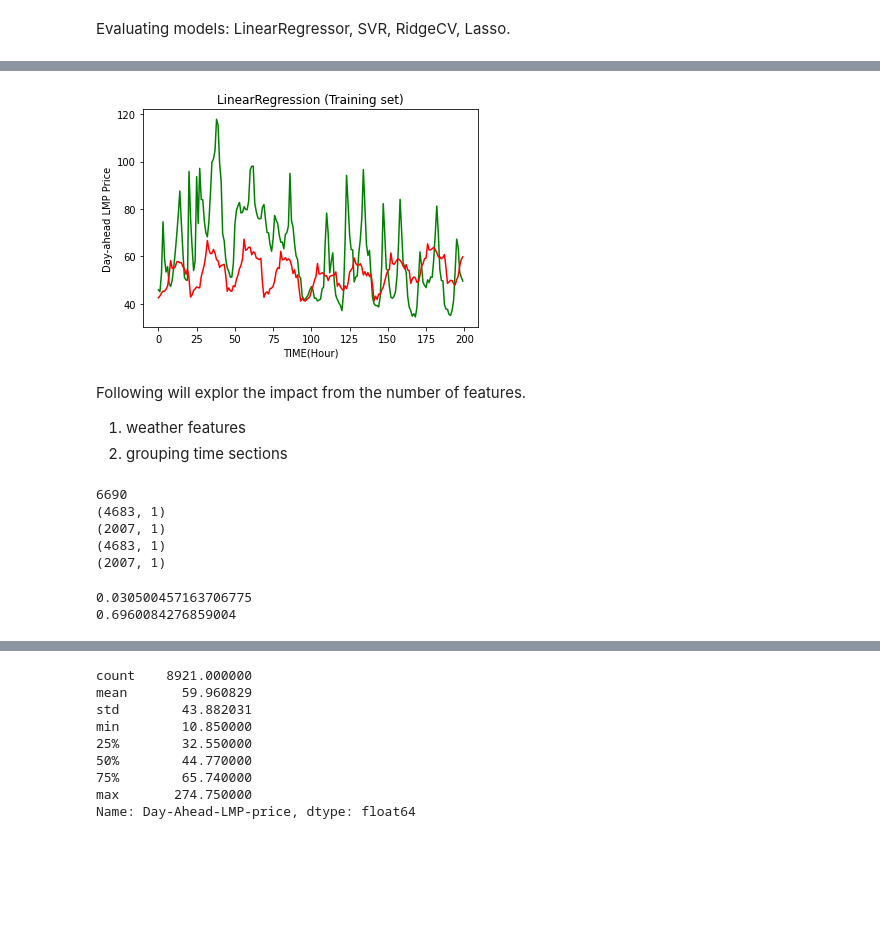
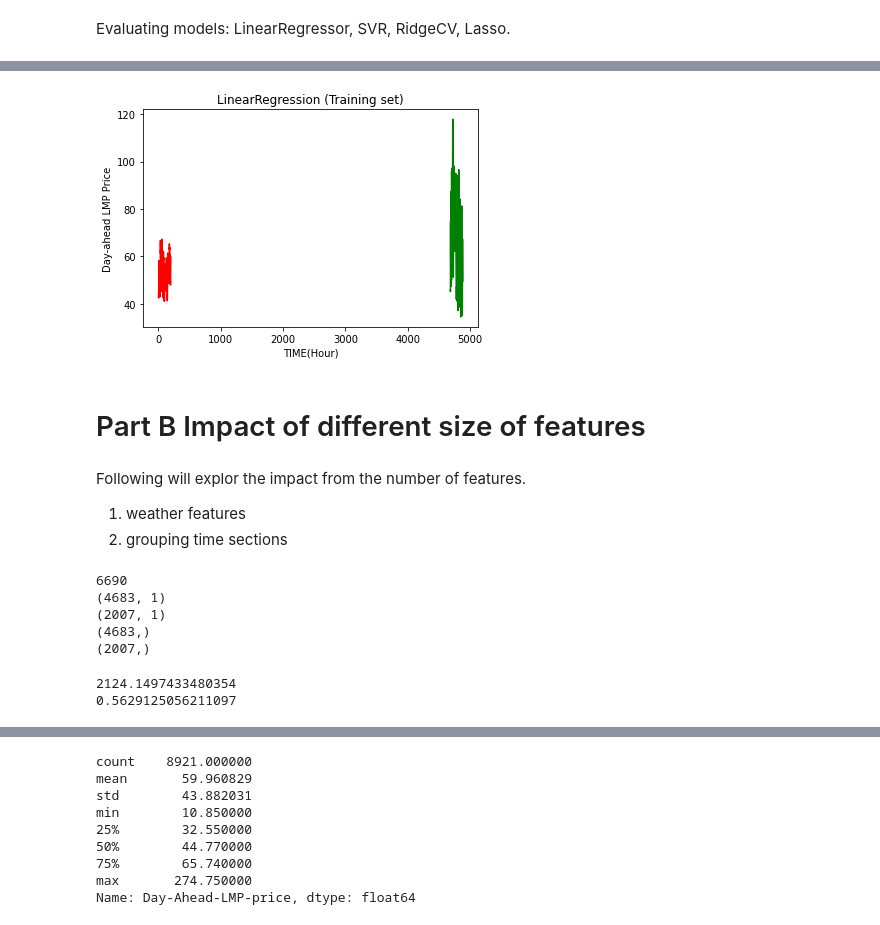
Before and after one commit to BOTnreLI/LinearRegressor_withsklearn, a Jupyter notebook: 674Finalproject_regressors.ipynb, the cells around one changed output, grey strips where cells are left out. Drawn from its saved outputs; the diff is of its cells as text; code cells hidden in the pictures; blank space fills up the shorter version.

Commit message:
update 4/27 19:53; Major fix to the struct of y_train, y_test.

```diff
--- a/674Finalproject_regressors.ipynb
+++ b/674Finalproject_regressors.ipynb
@@ -161,10 +142,9 @@ df['Time_6'] = df['24Hours'].apply(timeSection_6)
 # %% [markdown]
 Data preprocessing, filling empty Day-head LMP price with mean price from historical data, and encoding weekdays(1-7) into zero(weekday) and one(weekend).
 # %%
-scaler = MinMaxScaler(feature_range=(0, 1))
 
 X = df.drop(columns='Day-Ahead-LMP-price')
-Y = scaler.fit_transform(df['Day-Ahead-LMP-price'].values.reshape(-1, 1))
+Y = df['Day-Ahead-LMP-price']
 # %%
 corr = df.corr()
 corr.style.background_gradient(cmap='coolwarm')
@@ -321,14 +286,16 @@ Root Mean Squared Error for test set: 0.10464242501849377
 # %%
-groundTruth = scaler.inverse_transform(y_test)
+groundTruth = y_test
 plt.plot(groundTruth[:200], color = "green")
-plt.plot(scaler.inverse_transform(prediction_LinearRegression[:200]), color ='red')
+plt.plot(prediction_LinearRegression[:200], color ='red')
 #plt.plot(scaler.inverse_transform(prediction_RidgeCV[:200]), color='blue')
 plt.title("LinearRegression (Training set)")
 plt.xlabel("TIME(Hour)")
 plt.ylabel("Day-ahead LMP Price")
 plt.show()
 # %% [output]
-[figure, old version]
+[figure, new version]
+# %% [markdown]
+# Part B Impact of different size of features
 # %% [markdown]
 Following will explor the impact from the number of features.
 1. weather features
@@ -352,8 +321,8 @@ print(y_test.shape)
 6690
 (4683, 1)
 (2007, 1)
-(4683, 1)
-(2007, 1)
+(4683,)
+(2007,)
 # %%
 RidgeCV_model = RidgeCV(alphas = alphavec, cv=5).fit(X_train, y_train)
 prediction_RidgeCV = RidgeCV_model.predict(X_test)
@@ -362,7 +331,7 @@ print(mean_squared_score)
 mape = mean_absolute_percentage_error(y_test, prediction_RidgeCV)
 print(mape)
 # %% [output]
-0.030500457163706775
-0.6960084276859004
+2124.1497433480354
+0.5629125056211097
 # %%
 #evaluate(RidgeCV_model)
```
Also changed, not shown: parts of 31 cells of this notebook.
